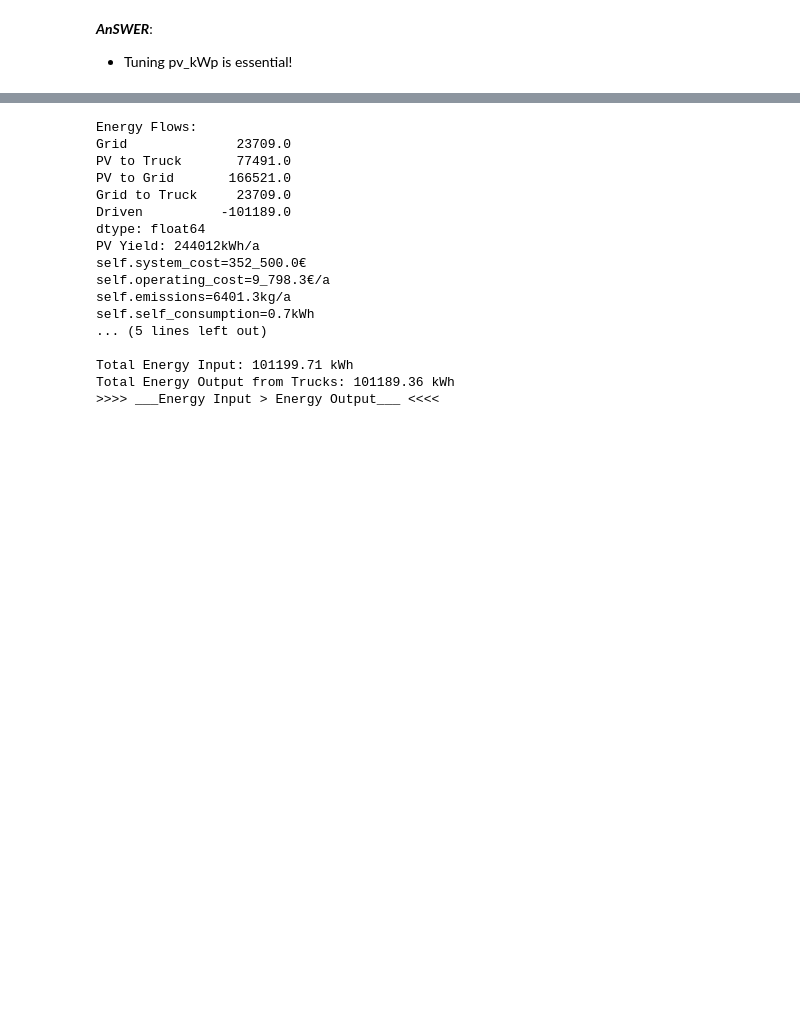
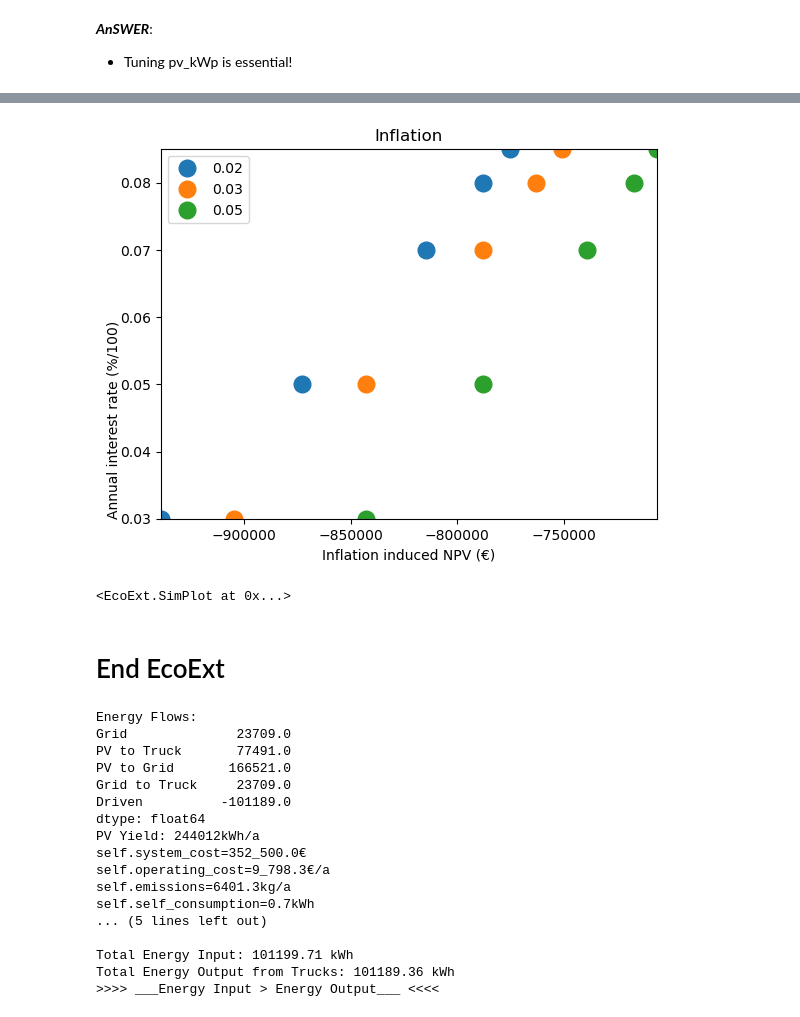
Before and after one commit to DijoG/SimMod_E-Post, a Jupyter notebook: ipynb_Loesung/final.ipynb, the cells around one changed output, grey strips where cells are left out. Drawn from its saved outputs; the diff is of its cells as text; code cells hidden in the pictures; blank space fills up the shorter version.

```diff
--- a/ipynb_Loesung/final.ipynb
+++ b/ipynb_Loesung/final.ipynb
@@ -442,0 +597,28 @@ Total Energy Output from Trucks: 143757.28 kWh
+# %%
+# Let's do some simulation
+
+# Various annual ineterest rates and inflations
+a_irs = [0.085, 0.08, 0.07, 0.05, 0.03]
+infl = [0.02, 0.03, 0.05]
+
+# Their combinations
+df_combo = combine(a_irs, infl)
+df_combo = df_combo.rename(columns={0: "Annual_ir", 1: "Inflation"})
+
+# Loop
+dic = {}
+for i in range(df_combo.shape[0]):
+    indic = eco.NPV(capital_cost=PV,
+                  annual_interest_rate=df_combo.Annual_ir[i],
+                  payments_per_year=monthly,
+                  years=ny,
+                  inflation=df_combo.Inflation[i],
+                  cash_flow=cash_flow,
+                  amort=schedule,
+                  get_print=False)
+    dic[i] = indic.npv()
+
+# Data frame result
+df_dic = pd.concat(dic.values(), ignore_index=True)
+df_plot = pd.concat([df_combo, df_dic], axis = 1)
+df_plot
@@ -443,3 +642,17 @@ Total Energy Output from Trucks: 143757.28 kWh
+# %%
+# Plotting inflation induced NPV in dependence of various interest rates:
+
+eco.SimPlot(df_plot,
+            groupBY = "Inflation",
+            x = "npv_inf",
+            y = "Annual_ir",
+            xlab = "Inflation induced NPV (€)",
+            ylab = "Annual interest rate (%/100)")
+# %% [output]
+[figure, added]
+<EcoExt.SimPlot at 0x...>
+# %% [markdown]
+# End EcoExt
 # %%
 # without battery:
 pv_kWo = 235 # must be btw. 230 and 235 operatin cost takes - values
```
Also changed, not shown: parts of 15 cells of this notebook, 5 other files.
